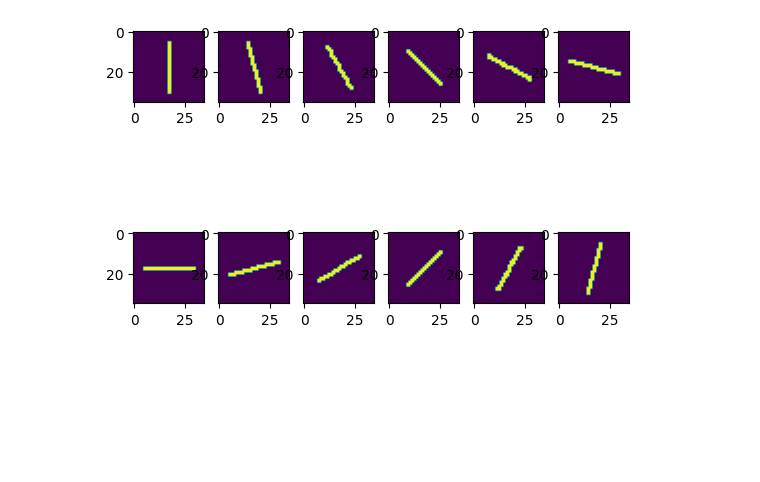
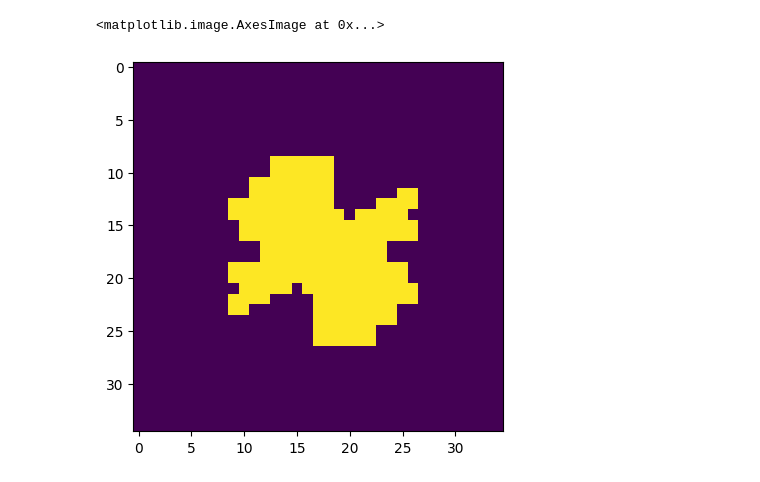
Before and after one commit to martinellop/People-Analysis, a Jupyter notebook: HOG_test.ipynb, the cells around one changed output. Drawn from its saved outputs; the diff is of its cells as text; code cells hidden in the pictures; blank space fills up the shorter version.

```diff
--- a/HOG_test.ipynb
+++ b/HOG_test.ipynb
@@ -14,8 +14,10 @@ cells_grid_columns = int(img_w/cell_w_h)
 cells_grid_rows = int(img_h/cell_w_h)
 # %%
 img_path = os.path.join(".","bolt_test_HOG.png")
-img = cv2.imread(img_path)
-img = cv2.cvtColor(img, cv2.COLOR_BGR2RGB)
+color_img = cv2.imread(img_path)
+color_img = cv2.cvtColor(color_img, cv2.COLOR_BGR2RGB)
+#img = cv2.cvtColor(img, cv2.COLOR_BGR2RGB)
+img = cv2.cvtColor(color_img, cv2.COLOR_BGR2GRAY)
 print(img.shape, type(img))
 
 img = np.float32(img) / 255.0
@@ -24,10 +26,11 @@ gy = cv2.Sobel(img, cv2.CV_32F, 0, 1, ksize=1)
 
 mag, angles = cv2.cartToPolar(gx,gy, angleInDegrees=True)
 
-fig, ax = plt.subplots(nrows=1, ncols=4)
-ax[0].imshow(img, label='a')
-ax[1].imshow(gx, label='b')
-ax[2].imshow(gy, label='c')
-ax[3].imshow(mag, label='d')
+fig, ax = plt.subplots(nrows=1, ncols=5)
+ax[0].imshow(color_img, )
+ax[1].imshow(img, cmap='gray',)
+ax[2].imshow(gx, cmap='gray')
+ax[3].imshow(gy, cmap='gray')
+ax[4].imshow(mag, cmap='gray')
 plt.show()
 # %% [output]
@@ -100,7 +108,7 @@ AssertionError: None
 # %%
 #visualization
 
-def PlotAngle(angles:np.array, mags:np.array, thickness:int=1, plot_dim=35):
+def PlotAngles(angles:np.array, mags:np.array, thickness:int=1, plot_dim=35):
     assert plot_dim > 1, "plot_dimf must be greater than 1."
     assert thickness >= 1, "thickness must be greater then 0."
     assert angles.dtype is not np.float32 , f"dtype for tensor angles must be float32, but it's {angles.dtype}"
@@ -109,52 +117,48 @@ def PlotAngle(angles:np.array, mags:np.array, thickness:int=1, plot_dim=35):
     assert np.all(mags >= 0) and np.all(mags <= 1), f"mag's value should be between 0 and 1. You passed {mags}"
     margin = int(plot_dim/8)
 
-    plot_matrix = np.zeros(shape=(plot_dim,plot_dim, angles.shape[0]), dtype=np.float32)
+    plot_matrix = np.zeros(shape=(plot_dim,plot_dim), dtype=np.uint8)
     #print(plot_matrix.shape)
     angles = angles*math.pi / 180.0
     dir = np.array([ -np.cos(angles), -np.sin(angles) ])
     cy = cx = round(plot_dim/2)
+
+    boost_magnitudes = True
+    mags = np.sqrt(mags) if boost_magnitudes else mags
 
     #let's avoid negative lenghts
     lenghts = np.maximum(np.ceil(mags * plot_dim/2) -math.floor(thickness/2) - margin, 0)
     w1 = math.ceil(thickness/2)
     w2 = thickness - w1
 
     #let's iterate on the maximum number of pixels which could be written.
     for i in range( math.ceil(plot_dim/2) -math.floor(thickness/2) - margin):
         mov =  np.round(dir * i).astype(np.int16)
         dx_vec = mov[0,:]
         dy_vec = mov[1,:]
 
         for j in range(dx_vec.shape[0]): #probably this coudl be avoided and optimized..
             dx = dx_vec[j]
             dy = dy_vec[j]
             if(lenghts[j] >= i):
-                plot_matrix[cx+dx-w1:cx+dx+w2,cy+dy-w1:cy+dy+w2,j] = 1
-                plot_matrix[cx-dx-w1:cx-dx+w2,cy-dy-w1:cy-dy+w2,j] = 1
+                plot_matrix[cx+dx-w1:cx+dx+w2,cy+dy-w1:cy+dy+w2] = 1
+                plot_matrix[cx-dx-w1:cx-dx+w2,cy-dy-w1:cy-dy+w2] = 1
     return plot_matrix
 
 
 #test
-test_angles = [x for x in range(0,180,15)]
-test_angles = np.array(test_angles, dtype=np.float32)
+test_angles= np.arange(0,180,15, dtype=np.float32)
+test_mags = np.random.random(size = test_angles.shape)
 #test_mags = np.random.random(size = test_angles.shape)
-test_mags = np.ones(shape=test_angles.shape, dtype=np.float32)
+#test_mags = np.ones(shape=test_angles.shape, dtype=np.float32)
 
-mat = PlotAngle(test_angles,test_mags, thickness=2)
+mat = PlotAngles(test_angles,test_mags, thickness=2)
 
-col_number = math.ceil(len(test_angles)/2)
-fig, ax = plt.subplots(nrows=2, ncols=col_number)
-for i in range(2):
-    for j in range(col_number):
-        idx = i*col_number + j
-        if idx >= len(test_angles):
-            idx = 0
-        ax[i,j].imshow(mat[:,:,idx])
-plt.show()
+plt.imshow(mat)
 
 #before nparrays time was 1.1s
 # %% [output]
+<matplotlib.image.AxesImage at 0x...>
-[figure, old version]
+[figure, new version]
 # %%
 #visualize a full histogram
```
Also changed, not shown: parts of 3 cells of this notebook.
